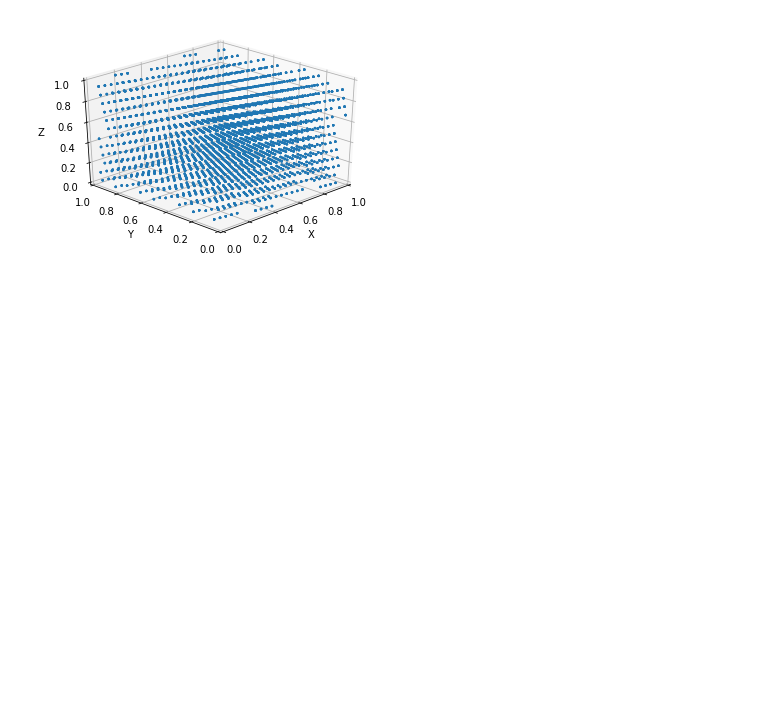
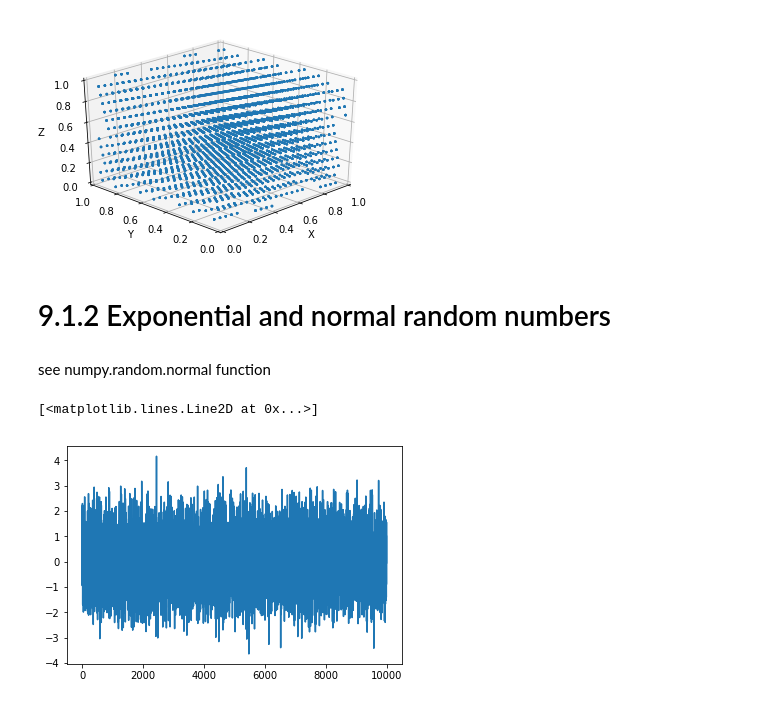
Before and after one commit to Jim00000/Numerical-Analysis, a Jupyter notebook: 9_Random_Numbers_And_Applications.ipynb, the cells around one changed output. Saved outputs shown, nothing was run; the diff lists cells and outputs as text; code cells hidden in the pictures; blank space fills up the shorter version.

```diff
--- a/9_Random_Numbers_And_Applications.ipynb
+++ b/9_Random_Numbers_And_Applications.ipynb
@@ -281,3 +281,17 @@ ax.scatter(datax, datay, dataz, zdir='z', s=2)
 # %% [output]
 <mpl_toolkits.mplot3d.art3d.Path3DCollection at 0x...>
 [figure]
+# %% [markdown]
+# 9.1.2 Exponential and normal random numbers
+# %% [markdown]
+see numpy.random.normal function
+# %%
+datax = np.array([])
+for i in range(10000):
+    u1 = np.random.normal()
+    datax = np.append(datax, u1)
+
+plt.plot(datax)
+# %% [output]
+[<matplotlib.lines.Line2D at 0x...>]
+[figure, added]
```
